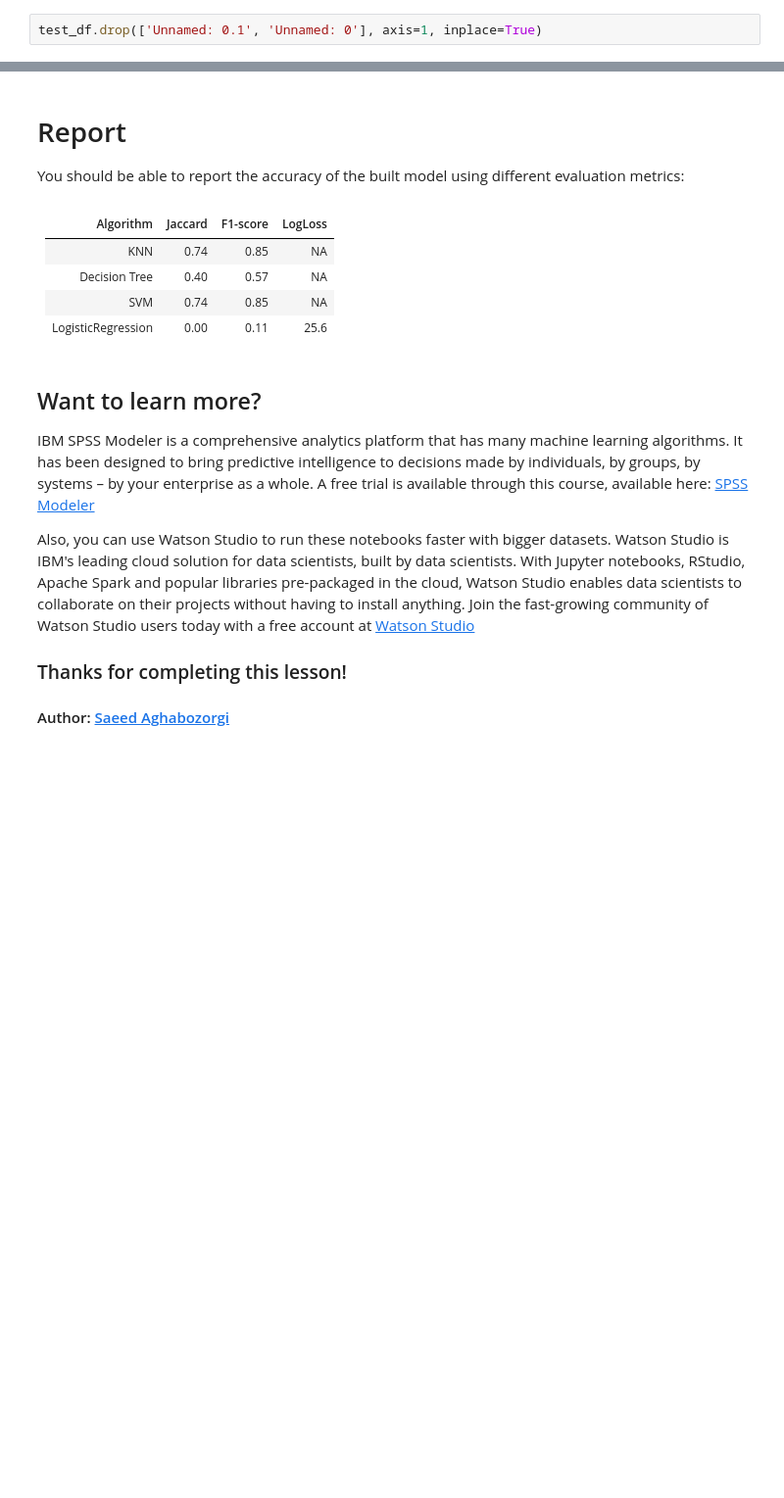
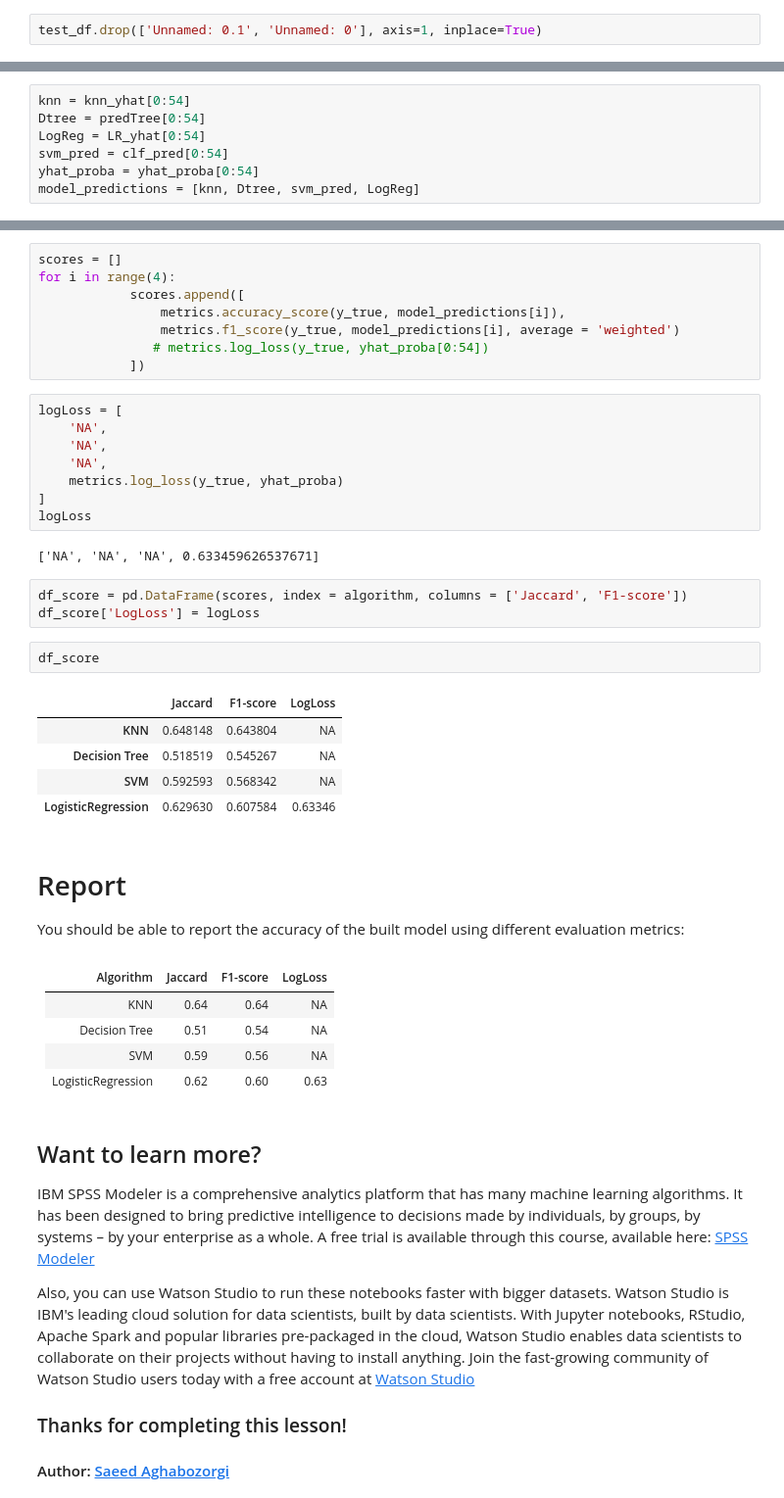
Before and after one commit to dev-matheusroberto/ibm-datascience, a Jupyter notebook: Final ML Project - The best classifier.ipynb, the cells around one changed output, grey strips where cells are left out. Shown at 98% size. Drawn from its saved outputs; the diff is of its cells as text; blank space fills up the shorter version.

```diff
--- a/Final ML Project - The best classifier.ipynb
+++ b/Final ML Project - The best classifier.ipynb
@@ -408,0 +400,7 @@ LOG-LOSS of LG 25.58427881104495
+# %%
+knn = knn_yhat[0:54]
+Dtree = predTree[0:54]
+LogReg = LR_yhat[0:54]
+svm_pred = clf_pred[0:54]
+yhat_proba = yhat_proba[0:54]
+model_predictions = [knn, Dtree, svm_pred, LogReg]
@@ -409,13 +418,42 @@ LOG-LOSS of LG 25.58427881104495
+# %%
+scores = []
+for i in range(4):
+            scores.append([
+                metrics.accuracy_score(y_true, model_predictions[i]),
+                metrics.f1_score(y_true, model_predictions[i], average = 'weighted')
+               # metrics.log_loss(y_true, yhat_proba[0:54])
+            ])
+# %%
+logLoss = [
+    'NA',
+    'NA',
+    'NA',
+    metrics.log_loss(y_true, yhat_proba)
+]
+logLoss
+# %% [output]
+['NA', 'NA', 'NA', 0.633459626537671]
+# %%
+df_score = pd.DataFrame(scores, index = algorithm, columns = ['Jaccard', 'F1-score'])
+df_score['LogLoss'] = logLoss
+# %%
+df_score
+# %% [output]
+|  | Jaccard | F1-score | LogLoss |
+| KNN | 0.648148 | 0.643804 | NA |
+| Decision Tree | 0.518519 | 0.545267 | NA |
+| SVM | 0.592593 | 0.568342 | NA |
+| LogisticRegression | 0.629630 | 0.607584 | 0.63346 |
 # %% [markdown]
 # Report
 You should be able to report the accuracy of the built model using different evaluation metrics:
 # %% [markdown]
 | Algorithm          | Jaccard | F1-score | LogLoss |
 |--------------------|---------|----------|---------|
-| KNN                | 0.74    | 0.85     | NA      |
-| Decision Tree      | 0.40    | 0.57     | NA      |
-| SVM                | 0.74    | 0.85     | NA      |
-| LogisticRegression | 0.00    | 0.11     | 25.6    |
+| KNN                | 0.64    | 0.64     | NA      |
+| Decision Tree      | 0.51    | 0.54     | NA      |
+| SVM                | 0.59    | 0.56     | NA      |
+| LogisticRegression | 0.62    | 0.60     | 0.63    |
 # %% [markdown]
 <h2>Want to learn more?</h2>
 
```
Also changed, not shown: parts of 23 cells of this notebook.
